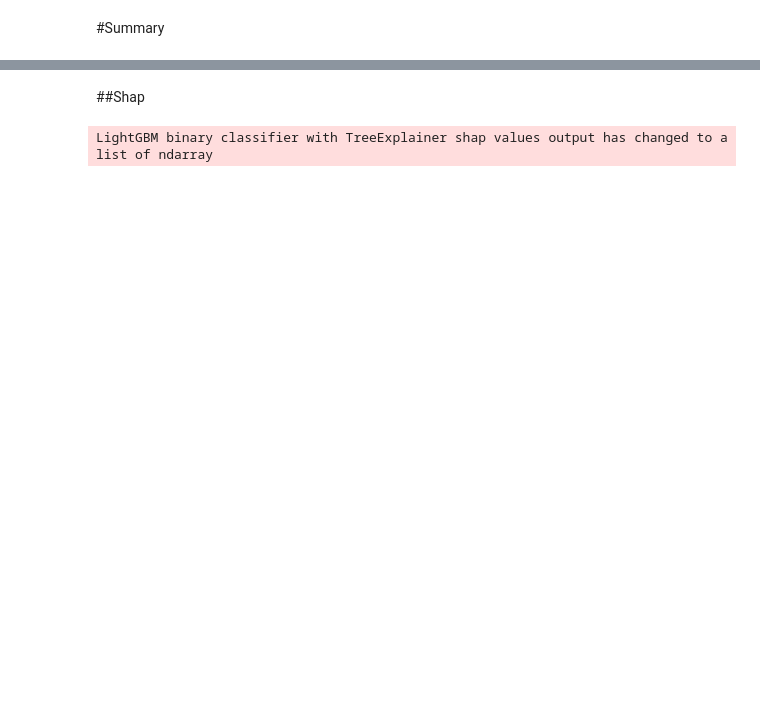
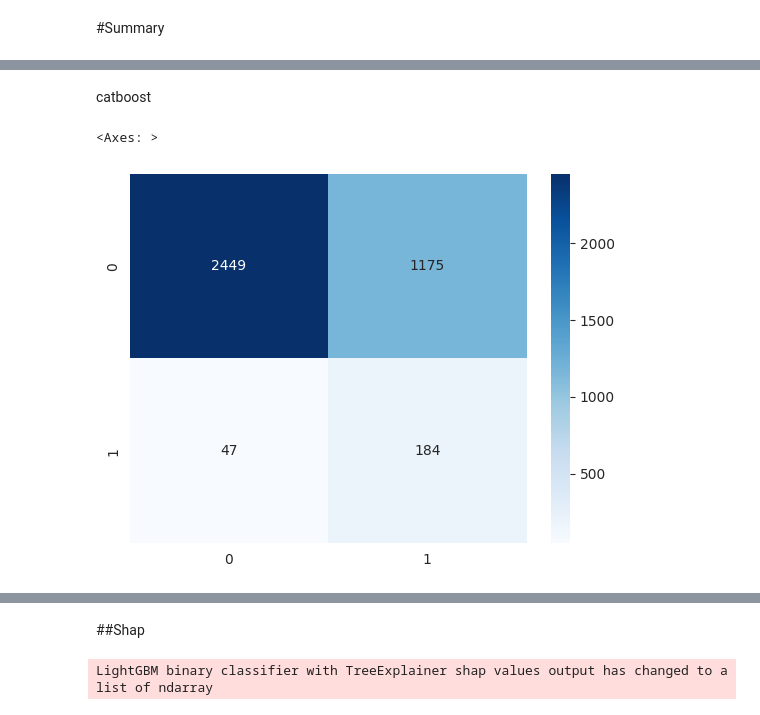
Before and after one commit to aziegert/Vehicle_Insurance_Claim_Fraud_Detection, a Jupyter notebook: Vehicle_Insurance_Claim_Fraud_Detection_v2.ipynb, the cells around one changed output, grey strips where cells are left out. Drawn from its saved outputs; the diff is of its cells as text; code cells hidden in the pictures; blank space fills up the shorter version.

```diff
--- a/Vehicle_Insurance_Claim_Fraud_Detection_v2.ipynb
+++ b/Vehicle_Insurance_Claim_Fraud_Detection_v2.ipynb
@@ -800,0 +1122,7 @@ sns.heatmap(cf_matrix, annot=True, fmt='.0f', cmap='Blues')
+# %% [markdown]
+catboost
+# %%
+sns.heatmap(cf_matrix, annot=True, fmt='.0f', cmap='Blues')
+# %% [output]
+<Axes: >
+[figure, added]
```
Also changed, not shown: parts of 60 cells of this notebook.
